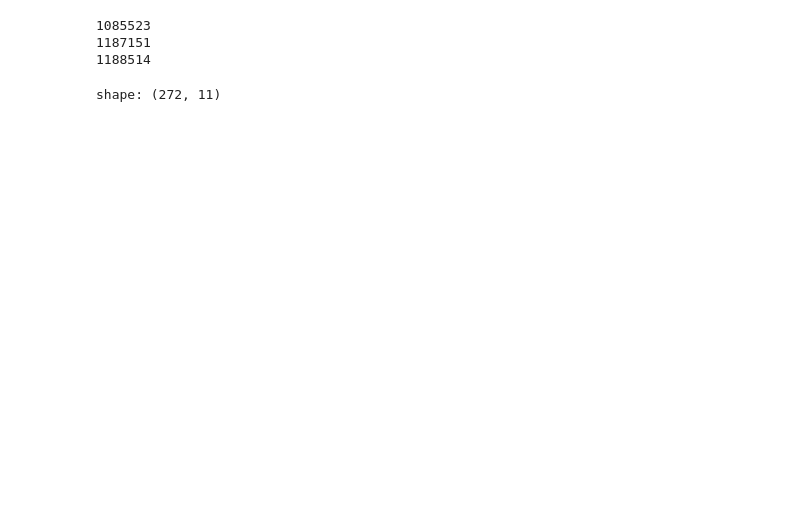
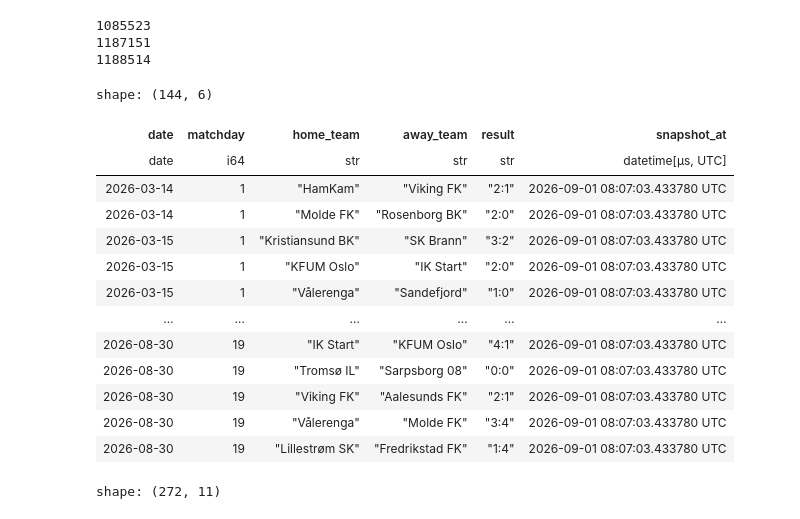
Before and after one commit to PolarsDude/brann_ticket_sales_forecasting, a Jupyter notebook: notebook.ipynb, the cells around one changed output. Saved outputs shown, nothing was run; the diff lists cells and outputs as text; code cells hidden in the pictures; blank space fills up the shorter version.

```diff
--- a/notebook.ipynb
+++ b/notebook.ipynb
@@ -15,6 +15,23 @@ for event in available_events:
 1188514
 # %%
 eliteserien_results = scrape_eliteserien_results(season_id = 2025,year = 2026)
+# %%
+pl.DataFrame(eliteserien_results)
+# %% [output]
+shape: (144, 6)
+| date | matchday | home_team | away_team | result | snapshot_at |
+| date | i64 | str | str | str | datetime[μs, UTC] |
+| 2026-03-14 | 1 | "HamKam" | "Viking FK" | "2:1" | 2026-09-01 08:07:03.433780 UTC |
+| 2026-03-14 | 1 | "Molde FK" | "Rosenborg BK" | "2:0" | 2026-09-01 08:07:03.433780 UTC |
+| 2026-03-15 | 1 | "Kristiansund BK" | "SK Brann" | "3:2" | 2026-09-01 08:07:03.433780 UTC |
+| 2026-03-15 | 1 | "KFUM Oslo" | "IK Start" | "2:0" | 2026-09-01 08:07:03.433780 UTC |
+| 2026-03-15 | 1 | "Vålerenga" | "Sandefjord" | "1:0" | 2026-09-01 08:07:03.433780 UTC |
+| … | … | … | … | … | … |
+| 2026-08-30 | 19 | "IK Start" | "KFUM Oslo" | "4:1" | 2026-09-01 08:07:03.433780 UTC |
+| 2026-08-30 | 19 | "Tromsø IL" | "Sarpsborg 08" | "0:0" | 2026-09-01 08:07:03.433780 UTC |
+| 2026-08-30 | 19 | "Viking FK" | "Aalesunds FK" | "2:1" | 2026-09-01 08:07:03.433780 UTC |
+| 2026-08-30 | 19 | "Vålerenga" | "Molde FK" | "3:4" | 2026-09-01 08:07:03.433780 UTC |
+| 2026-08-30 | 19 | "Lillestrøm SK" | "Fredrikstad FK" | "1:4" | 2026-09-01 08:07:03.433780 UTC |
 # %%
 create_table_after_round(eliteserien_results)
 # %% [output]
```
Also changed, not shown: parts of 1 cell of this notebook, 14 other files.
